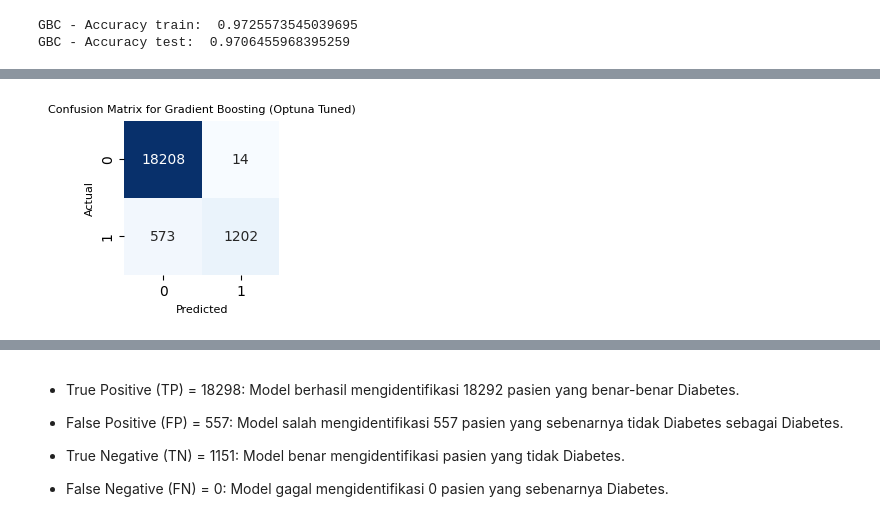
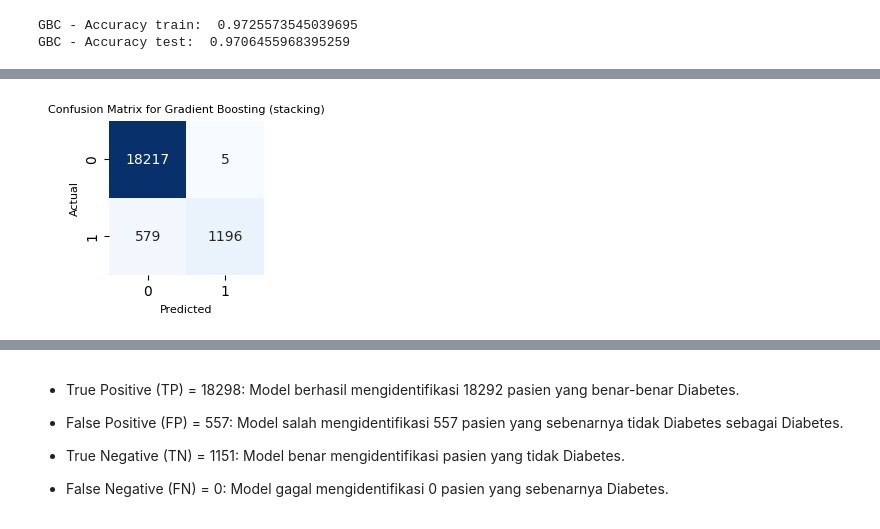
Before and after one commit to aprizal543/Prediksi_DiabetesV2, a Jupyter notebook: Prediks_DiabetesV2.ipynb, the cells around one changed output, grey strips where cells are left out. Drawn from its saved outputs; the diff is of its cells as text; code cells hidden in the pictures.

```diff
--- a/Prediks_DiabetesV2.ipynb
+++ b/Prediks_DiabetesV2.ipynb
@@ -252,9 +252,9 @@ from sklearn.model_selection import train_test_split
 X_train, X_test, y_train, y_test = train_test_split(X, y, test_size=0.2, random_state=42)
 
 
-from sklearn.preprocessing import StandardScaler
+from sklearn.preprocessing import RobustScaler
 # Buat instance Standardisasi
-scaler = StandardScaler()
+scaler = RobustScaler()
 # Fit dan transform data training
 X_train_scaled = scaler.fit_transform(X_train)
 
@@ -489,22 +502,24 @@ GBC - Accuracy test:  0.9706455968395259
 # Implementasi model Stacking
 from sklearn.metrics import confusion_matrix, accuracy_score, precision_score, recall_score, f1_score
 from sklearn.svm import SVC
-from sklearn.naive_bayes import GaussianNB
+from sklearn.ensemble import AdaBoostClassifier
 from sklearn.ensemble import RandomForestClassifier, StackingClassifier
 from sklearn.linear_model import LogisticRegression
-import xgboost as xgb
+from xgboost import XGBClassifier
+
 from sklearn.neural_network import MLPClassifier
+from sklearn.ensemble import GradientBoostingClassifier
 # Mendefinisikan base models
 base_learners = [
-    ('svm', SVC(probability=True, kernel='linear', random_state=42)),
-    ('gnb', GaussianNB()),
-    ('xgb', xgb.XGBClassifier(use_label_encoder=False, eval_metric='mlogloss')),
-    ('rf', RandomForestClassifier(n_estimators=100, random_state=42)),
-    ('mlp', MLPClassifier(hidden_layer_sizes=(100,), max_iter=500, random_state=42))
+    ('svc', SVC(C=1.0, kernel='rbf', degree=3, gamma='scale', coef0=0.0, probability=False, max_iter=-1, random_state=42)),
+    ('abc', AdaBoostClassifier(estimator=None, n_estimators=50, learning_rate=1.0, algorithm='deprecated', random_state=42)),
+    ('xgb', XGBClassifier(n_estimators= 100, learning_rate=0.3, max_depth=6, subsample=1.0)),
+    ('rf', RandomForestClassifier(n_estimators=100, criterion='gini', max_depth=None, min_samples_split=2, min_samples_leaf=1, max_features='sqrt', random_state=42, bootstrap=True)),
+    ('mlp', MLPClassifier(hidden_layer_sizes=100, activation='relu', solver='adam', learning_rate='constant', max_iter=500, random_state=42))
 ]
 
 # Mendefinisikan meta-model
-meta_model = LogisticRegression(random_state=42)
+meta_model = GradientBoostingClassifier(random_state=42)
 
 # Mendefinisikan StackingClassifier
 stacking_model = StackingClassifier(
@@ -552,9 +555,9 @@ def plot_confusion_matrix(cm, model_name):
 # %%
 
 # Calculate the confusion matrix for the GBC model with best parameters
-gbc_optuna_cm = confusion_matrix(y_test, y_pred_test)
+stacking_model = confusion_matrix(y_test, y_pred_test)
 
 # Plot the confusion matrix
-plot_confusion_matrix(gbc_optuna_cm, 'Gradient Boosting (Optuna Tuned)')
+plot_confusion_matrix(stacking_model, 'Gradient Boosting (stacking)')
 # %% [output]
-[figure, old version]
+[figure, new version]
```
Also changed, not shown: parts of 7 cells of this notebook.
